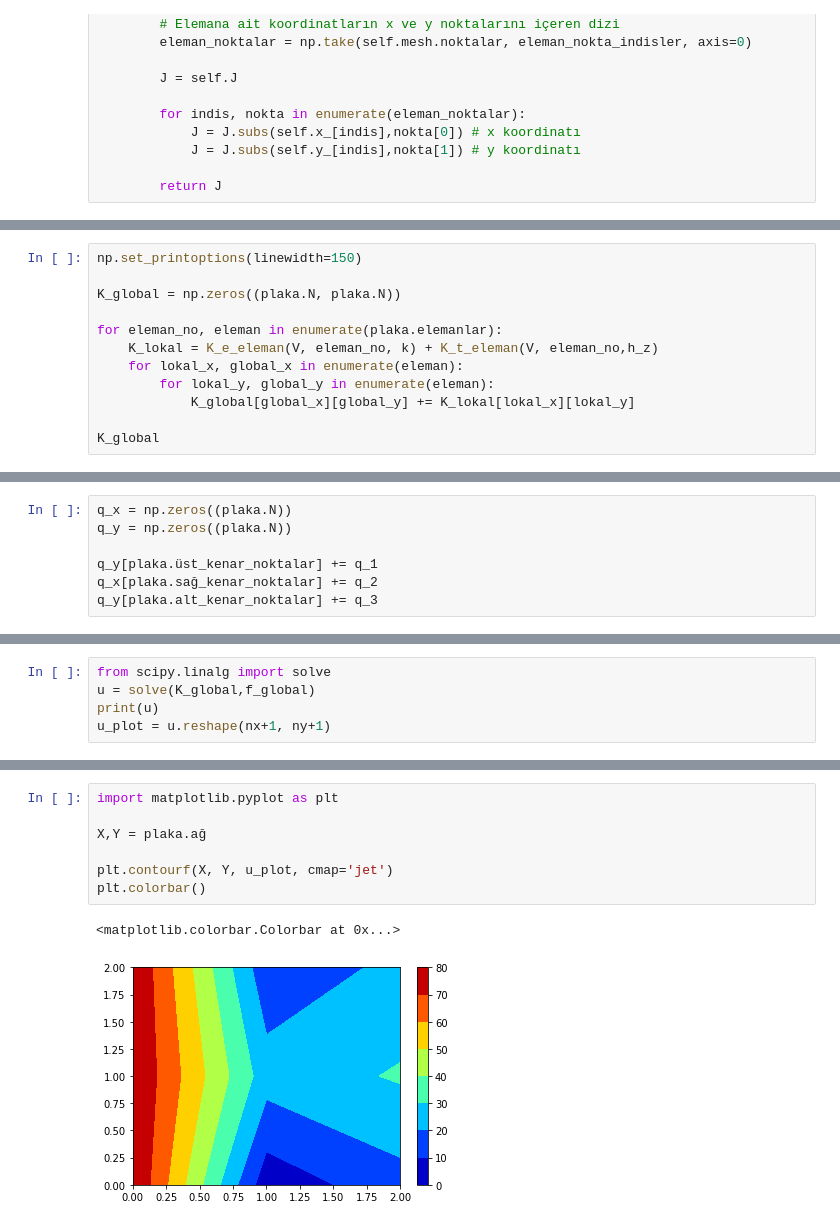
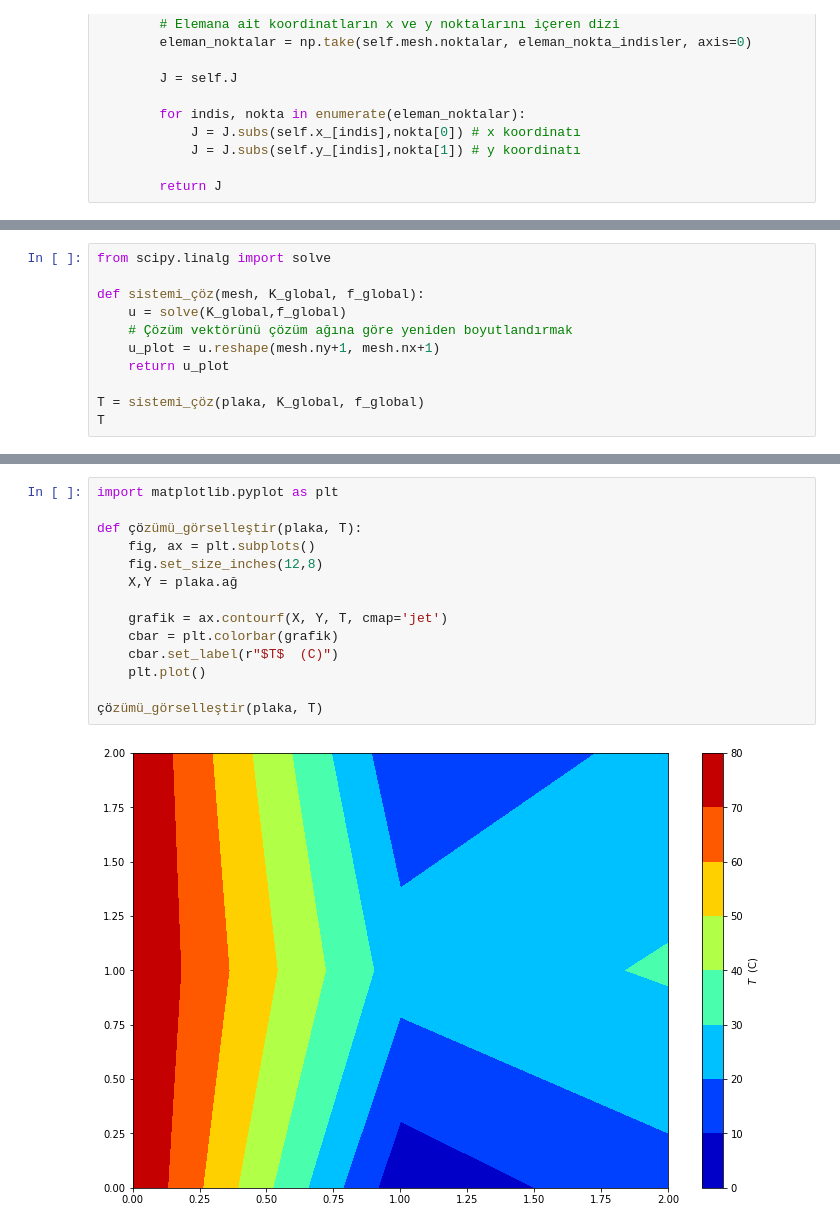
Before and after one commit to seatemelleri/SEA-Temelleri, a Jupyter notebook: Dersler/7_e.ipynb, the cells around one changed output, grey strips where cells are left out. Saved outputs shown, nothing was run; the diff lists cells and outputs as text.

```diff
--- a/Dersler/7_e.ipynb
+++ b/Dersler/7_e.ipynb
@@ -287,12 +335,0 @@ V = FonksiyonUzayı(plaka)
-# %%
-np.set_printoptions(linewidth=150)
-
-K_global = np.zeros((plaka.N, plaka.N))
-
-for eleman_no, eleman in enumerate(plaka.elemanlar):
-    K_lokal = K_e_eleman(V, eleman_no, k) + K_t_eleman(V, eleman_no,h_z)
-    for lokal_x, global_x in enumerate(eleman):
-        for lokal_y, global_y in enumerate(eleman):
-            K_global[global_x][global_y] += K_lokal[lokal_x][lokal_y]
-
-K_global
@@ -309,7 +335,0 @@ array([[ 47.77777778,  21.38888889,   0.        ,  21.38888889,   9.44444444,
-# %%
-q_x = np.zeros((plaka.N))
-q_y = np.zeros((plaka.N))
-
-q_y[plaka.üst_kenar_noktalar] += q_1
-q_x[plaka.sağ_kenar_noktalar] += q_2
-q_y[plaka.alt_kenar_noktalar] += q_3
@@ -383,6 +420,12 @@ print(f_global)
 # %%
 from scipy.linalg import solve
-u = solve(K_global,f_global)
-print(u)
-u_plot = u.reshape(nx+1, ny+1)
+
+def sistemi_çöz(mesh, K_global, f_global):
+    u = solve(K_global,f_global)
+    # Çözüm vektörünü çözüm ağına göre yeniden boyutlandırmak
+    u_plot = u.reshape(mesh.ny+1, mesh.nx+1)
+    return u_plot
+
+T = sistemi_çöz(plaka, K_global, f_global)
+T
 # %% [output]
@@ -398,10 +439,16 @@ u_plot = u.reshape(nx+1, ny+1)
 # %%
 import matplotlib.pyplot as plt
 
-X,Y = plaka.ağ
+def çözümü_görselleştir(plaka, T):
+    fig, ax = plt.subplots()
+    fig.set_size_inches(12,8)
+    X,Y = plaka.ağ
 
-plt.contourf(X, Y, u_plot, cmap='jet')
-plt.colorbar()
+    grafik = ax.contourf(X, Y, T, cmap='jet')
+    cbar = plt.colorbar(grafik)
+    cbar.set_label(r"$T$  (C)")
+    plt.plot()
+
+çözümü_görselleştir(plaka, T)
 # %% [output]
-<matplotlib.colorbar.Colorbar at 0x...>
-[figure, old version]
+[figure, new version]
```
Also changed, not shown: parts of 28 cells of this notebook, 3 other files.
